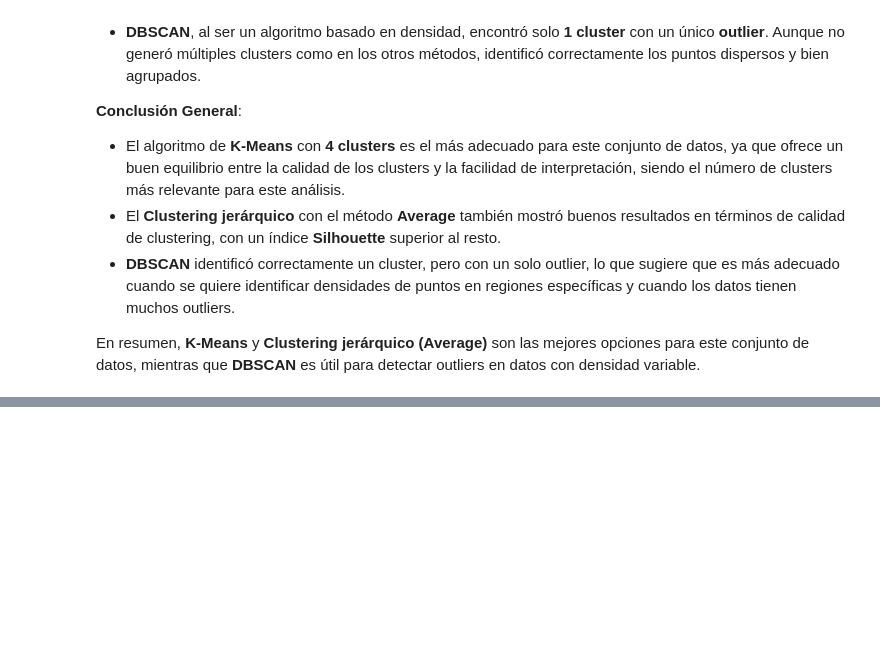
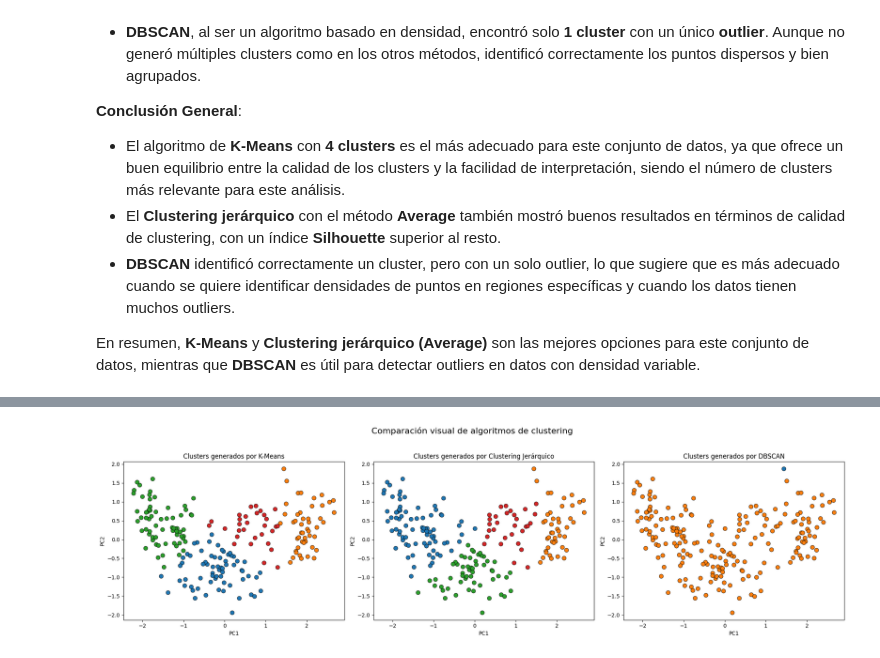
Before and after one commit to mariarobledano/Grupo29_Practica2, a Jupyter notebook: Practica2.ipynb, the cells around one changed output, grey strips where cells are left out. Saved outputs shown, nothing was run; the diff lists cells and outputs as text; code cells hidden in the pictures; blank space fills up the shorter version.

```diff
--- a/Practica2.ipynb
+++ b/Practica2.ipynb
@@ -566,0 +573,34 @@ En resumen, **K-Means** y **Clustering jerárquico (Average)** son las mejores o
+# %%
+from sklearn.cluster import KMeans, AgglomerativeClustering, DBSCAN
+import seaborn as sns
+import matplotlib.pyplot as plt
+
+# Visualización comparativa
+fig, axes = plt.subplots(1, 3, figsize=(20, 6))
+titles = ['K-Means', 'Clustering Jerárquico', 'DBSCAN']
+labels_list = [
+    KMeans(n_clusters=4, n_init=25, random_state=100474933).fit_predict(X_pca),
+    AgglomerativeClustering(n_clusters=4, linkage='average').fit_predict(X_pca),
+    DBSCAN(eps=0.5, min_samples=5).fit_predict(X_pca)
+]
+
+for ax, title, labels in zip(axes, titles, labels_list):
+    sns.scatterplot(
+        x=X_pca[:, 0],
+        y=X_pca[:, 1],
+        hue=labels,
+        palette='tab10',
+        ax=ax,
+        s=60,
+        edgecolor='black',
+        legend=False
+    )
+    ax.set_title(f'Clusters generados por {title}')
+    ax.set_xlabel("PC1")
+    ax.set_ylabel("PC2")
+
+plt.suptitle("Comparación visual de algoritmos de clustering", fontsize=16)
+plt.tight_layout(rect=[0, 0.03, 1, 0.95])
+plt.show()
+# %% [output]
+[figure, added]
```
Also changed, not shown: parts of 9 cells of this notebook.
